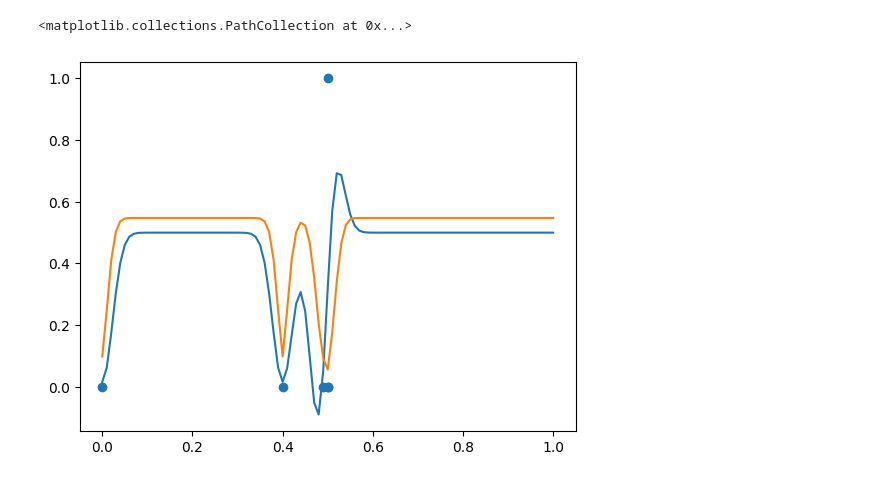
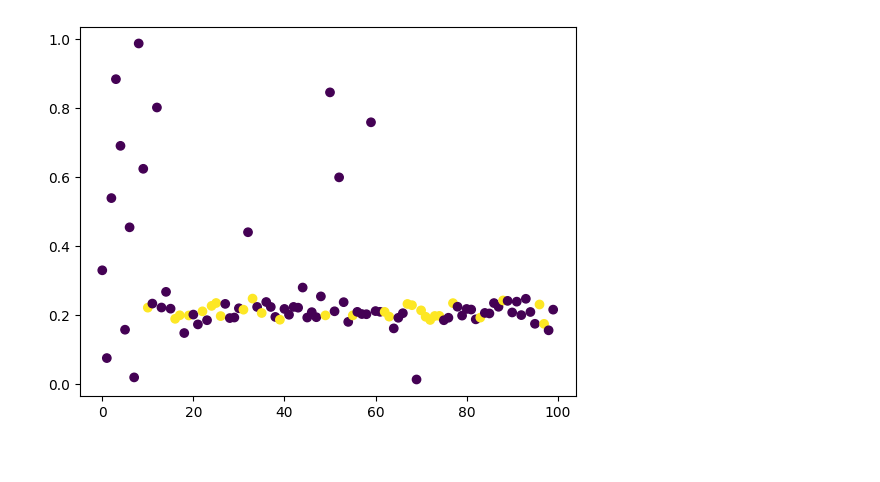
Before and after one commit to j319097/Continuum-armed-Bandits-, a Jupyter notebook: work/GP-TS-tk.ipynb, the cells around one changed output. Cells and saved outputs as stored; diff of their text form; code cells hidden in the pictures.

```diff
--- a/work/GP-TS-tk.ipynb
+++ b/work/GP-TS-tk.ipynb
@@ -12,3 +16,19 @@ from gp_tk import GP
+# %%
+def sample(x):
+    return st.bernoulli(0.5 * np.exp(-np.square((x-0.2)/0.2))).rvs()
+# %%
+def thompson_sampling(sample, model, n_trial=100, n_sample=100):
+    xout = []
+    yout = []
+    for i in range(n_trial):
+        xdist = np.sort(st.uniform().rvs(n_sample))
+        dist = model.dist(xdist)
+        p = dist.rvs()
+        x = xdist[np.argmax(p)]
+        y = sample(x)
+        model.append(x, y)
+        xout.append(x)
+        yout.append(y)
+    return xout, yout
 # %%
-gp = GP(mu_y=0.5, sigma=0.01, kernel=RBF(0.3, 0.001))
-x = np.linspace(0, 1, 101)
+model = GP(0.5, 0.1, RBF(0.3, 0.1))
@@ -58,9 +35,7 @@ plt.scatter(gp._x, gp._y)
-# %%
-gp.append(0.0, 0)
-mean, var = gp.mean_var(x)
-plt.plot(x, mean)
-plt.plot(x, np.sqrt(var))
-plt.scatter(gp._x, gp._y)
-# %% [output]
-<matplotlib.collections.PathCollection at 0x...>
-[figure, removed]
+# %%
+xout, yout = thompson_sampling(sample, model, n_trial=100)
+# %%
+plt.scatter(np.arange(len(xout)), xout, c=yout)
+plt.show()
+# %% [output]
+[figure, added]
```
Also changed, not shown: parts of 13 cells of this notebook, 1 other file.
